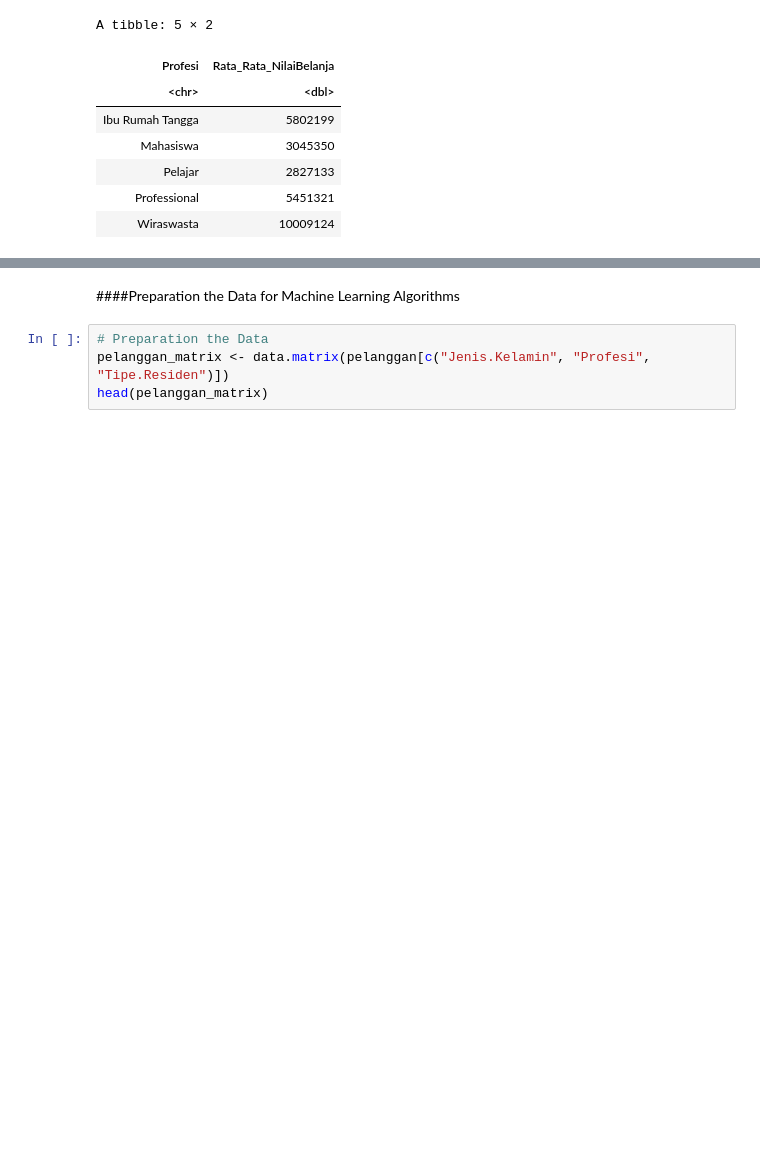
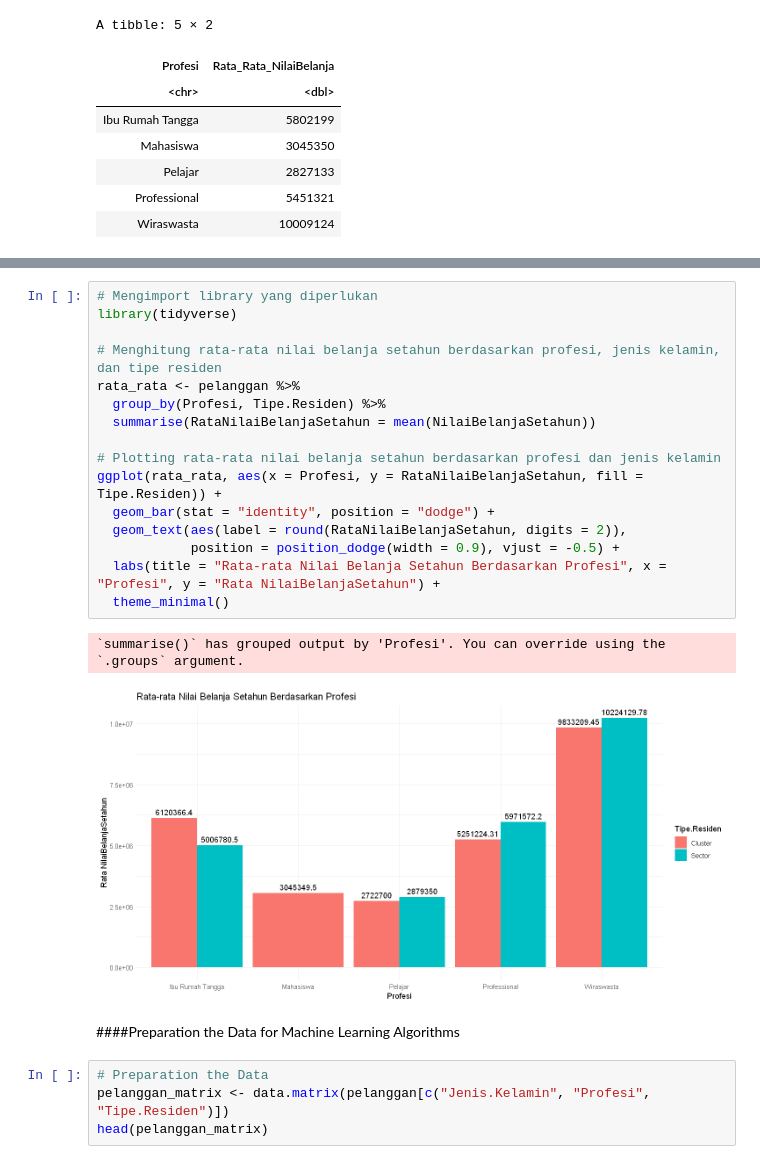
Before and after one commit to Raymon360/Customer-Segmentation, a Jupyter notebook: customer_segmentation.ipynb, the cells around one changed output, grey strips where cells are left out. Cells and saved outputs as stored; diff of their text form; blank space fills up the shorter version.

```diff
--- a/customer_segmentation.ipynb
+++ b/customer_segmentation.ipynb
@@ -138,3 +113,22 @@ A tibble: 5 × 2
+# %%
+# Mengimport library yang diperlukan
+library(tidyverse)
+
+# Menghitung rata-rata nilai belanja setahun berdasarkan profesi, jenis kelamin, dan tipe residen
+rata_rata <- pelanggan %>%
+  group_by(Profesi, Tipe.Residen) %>%
+  summarise(RataNilaiBelanjaSetahun = mean(NilaiBelanjaSetahun))
+
+# Plotting rata-rata nilai belanja setahun berdasarkan profesi dan jenis kelamin
+ggplot(rata_rata, aes(x = Profesi, y = RataNilaiBelanjaSetahun, fill = Tipe.Residen)) +
+  geom_bar(stat = "identity", position = "dodge") +
+  geom_text(aes(label = round(RataNilaiBelanjaSetahun, digits = 2)),
+            position = position_dodge(width = 0.9), vjust = -0.5) +
+  labs(title = "Rata-rata Nilai Belanja Setahun Berdasarkan Profesi", x = "Profesi", y = "Rata NilaiBelanjaSetahun") +
+  theme_minimal()
+# %% [output]
+`summarise()` has grouped output by 'Profesi'. You can override using the `.groups` argument.
+[figure, added]
 # %% [markdown]
 ####Preparation the Data for Machine Learning Algorithms
 # %%
```
Also changed, not shown: parts of 9 cells of this notebook, 6 other files.
